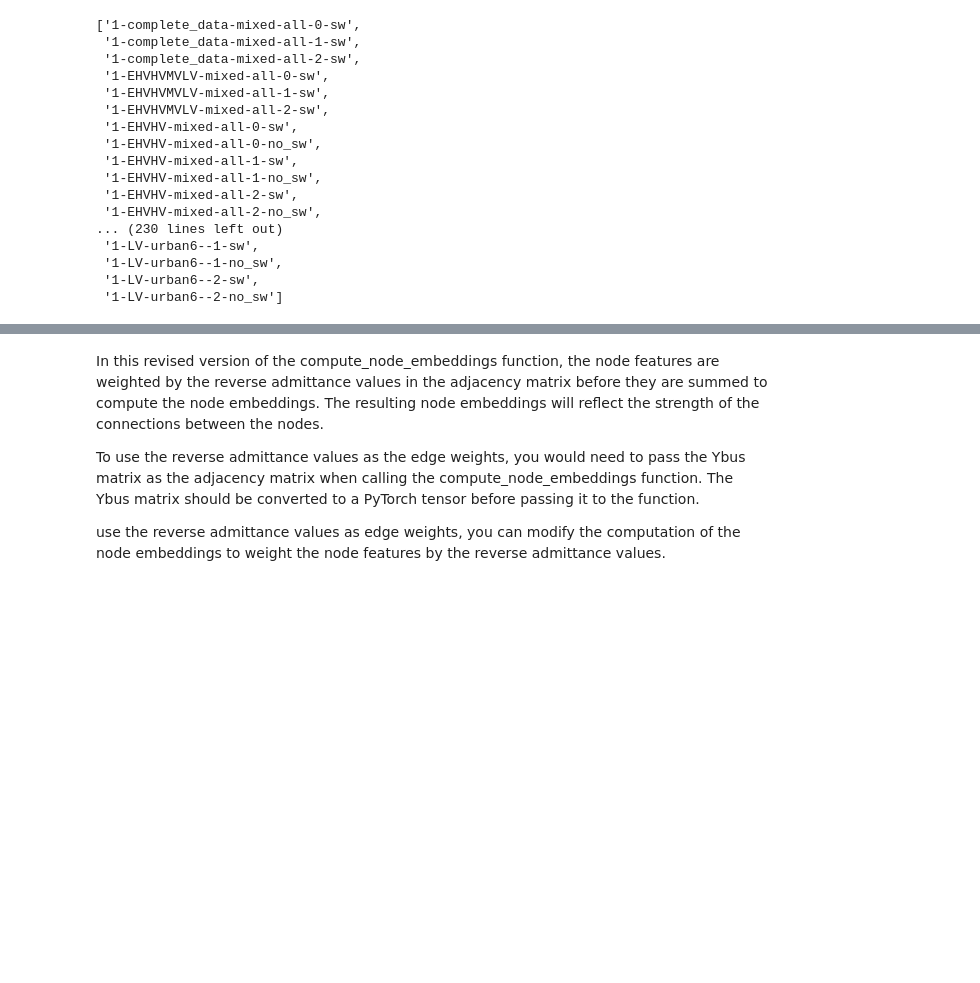
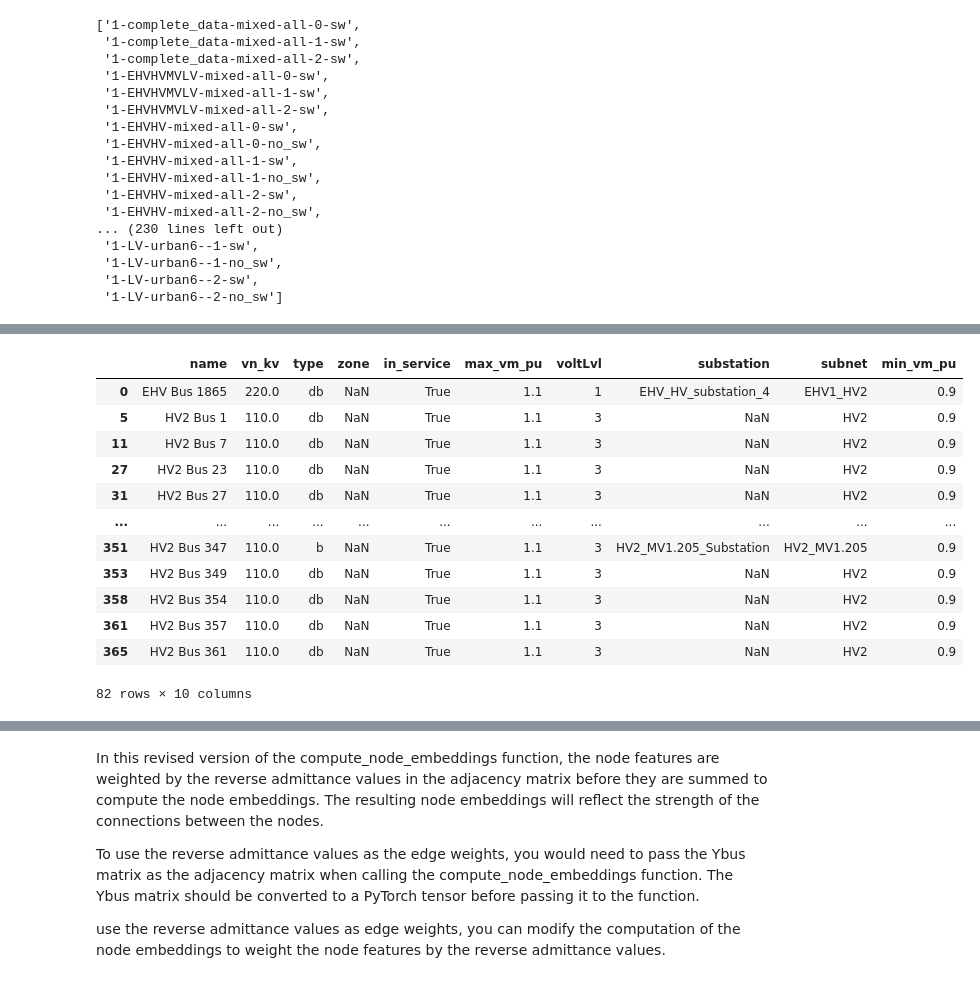
Before and after one commit to CanBayraktaroglu/OPFGNN, a Jupyter notebook: code/gnn.ipynb, the cells around one changed output, grey strips where cells are left out. Cells and saved outputs as stored; diff of their text form; code cells hidden in the pictures; blank space fills up the shorter version.

```diff
--- a/code/gnn.ipynb
+++ b/code/gnn.ipynb
@@ -77,0 +107,17 @@ all_simbench_codes
+# %%
+net = process_network(grid_2)
+net.bus
+# %% [output]
+|  | name | vn_kv | type | zone | in_service | max_vm_pu | voltLvl | substation | subnet | min_vm_pu |
+| 0 | EHV Bus 1865 | 220.0 | db | NaN | True | 1.1 | 1 | EHV_HV_substation_4 | EHV1_HV2 | 0.9 |
+| 5 | HV2 Bus 1 | 110.0 | db | NaN | True | 1.1 | 3 | NaN | HV2 | 0.9 |
+| 11 | HV2 Bus 7 | 110.0 | db | NaN | True | 1.1 | 3 | NaN | HV2 | 0.9 |
+| 27 | HV2 Bus 23 | 110.0 | db | NaN | True | 1.1 | 3 | NaN | HV2 | 0.9 |
+| 31 | HV2 Bus 27 | 110.0 | db | NaN | True | 1.1 | 3 | NaN | HV2 | 0.9 |
+| ... | ... | ... | ... | ... | ... | ... | ... | ... | ... | ... |
+| 351 | HV2 Bus 347 | 110.0 | b | NaN | True | 1.1 | 3 | HV2_MV1.205_Substation | HV2_MV1.205 | 0.9 |
+| 353 | HV2 Bus 349 | 110.0 | db | NaN | True | 1.1 | 3 | NaN | HV2 | 0.9 |
+| 358 | HV2 Bus 354 | 110.0 | db | NaN | True | 1.1 | 3 | NaN | HV2 | 0.9 |
+| 361 | HV2 Bus 357 | 110.0 | db | NaN | True | 1.1 | 3 | NaN | HV2 | 0.9 |
+| 365 | HV2 Bus 361 | 110.0 | db | NaN | True | 1.1 | 3 | NaN | HV2 | 0.9 |
+82 rows × 10 columns
```
Also changed, not shown: parts of 25 cells of this notebook, 28 other files.
